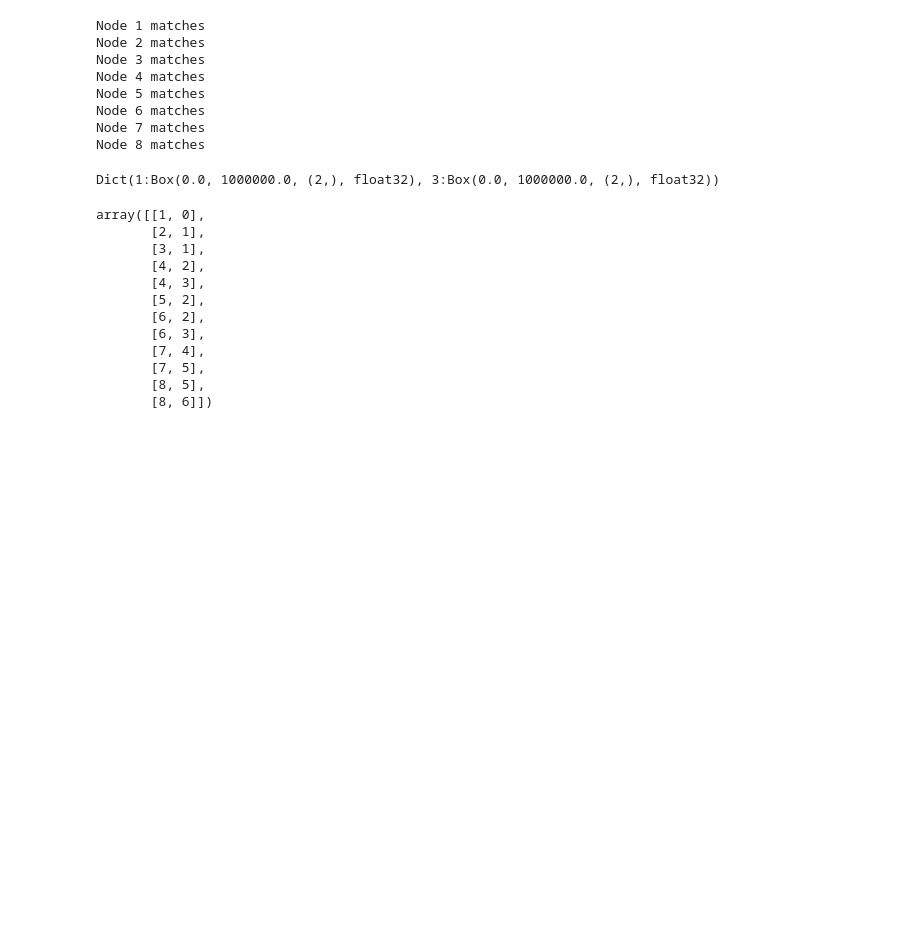
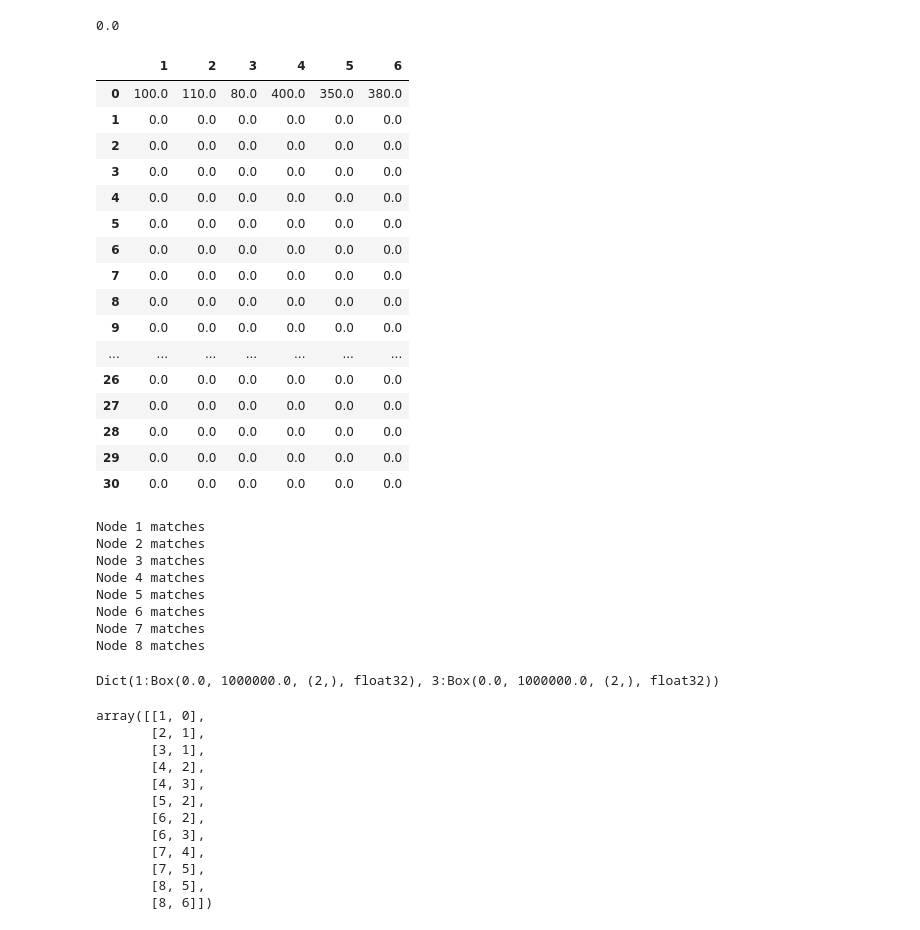
Before and after one commit to grossmann-group/or-gym, a Jupyter notebook: notebooks/multi_agent_network_opt.ipynb, the cells around one changed output. Saved outputs shown, nothing was run; the diff lists cells and outputs as text; code cells hidden in the pictures; blank space fills up the shorter version.

```diff
--- a/notebooks/multi_agent_network_opt.ipynb
+++ b/notebooks/multi_agent_network_opt.ipynb
@@ -118,0 +399,9 @@ env.tot_obs_space[1].shape
+# %%
+if self.period == 0:
+    _pipeline = [[self.Y[k].iloc[0]]
+        for k, v in self.lead_times.items()]
+else:
+    _pipeline = [self.Y[k].iloc[max(self.period-v,0):self.period].values
+        for k, v in self.lead_times.items()]
+# %% [output]
+0.0
@@ -119,3 +431,23 @@ env.tot_obs_space[1].shape
+# %%
+env.X
+# %% [output]
+|  | 1 | 2 | 3 | 4 | 5 | 6 |
+| 0 | 100.0 | 110.0 | 80.0 | 400.0 | 350.0 | 380.0 |
+| 1 | 0.0 | 0.0 | 0.0 | 0.0 | 0.0 | 0.0 |
+| 2 | 0.0 | 0.0 | 0.0 | 0.0 | 0.0 | 0.0 |
+| 3 | 0.0 | 0.0 | 0.0 | 0.0 | 0.0 | 0.0 |
+| 4 | 0.0 | 0.0 | 0.0 | 0.0 | 0.0 | 0.0 |
+| 5 | 0.0 | 0.0 | 0.0 | 0.0 | 0.0 | 0.0 |
+| 6 | 0.0 | 0.0 | 0.0 | 0.0 | 0.0 | 0.0 |
+| 7 | 0.0 | 0.0 | 0.0 | 0.0 | 0.0 | 0.0 |
+| 8 | 0.0 | 0.0 | 0.0 | 0.0 | 0.0 | 0.0 |
+| 9 | 0.0 | 0.0 | 0.0 | 0.0 | 0.0 | 0.0 |
+| ... | ... | ... | ... | ... | ... | ... |
+| 26 | 0.0 | 0.0 | 0.0 | 0.0 | 0.0 | 0.0 |
+| 27 | 0.0 | 0.0 | 0.0 | 0.0 | 0.0 | 0.0 |
+| 28 | 0.0 | 0.0 | 0.0 | 0.0 | 0.0 | 0.0 |
+| 29 | 0.0 | 0.0 | 0.0 | 0.0 | 0.0 | 0.0 |
+| 30 | 0.0 | 0.0 | 0.0 | 0.0 | 0.0 | 0.0 |
 # %%
 # Check that observation dictionaries match each other
 for k, v in env.obs_dict.items():
```
Also changed, not shown: parts of 10 cells of this notebook, 3 other files.
